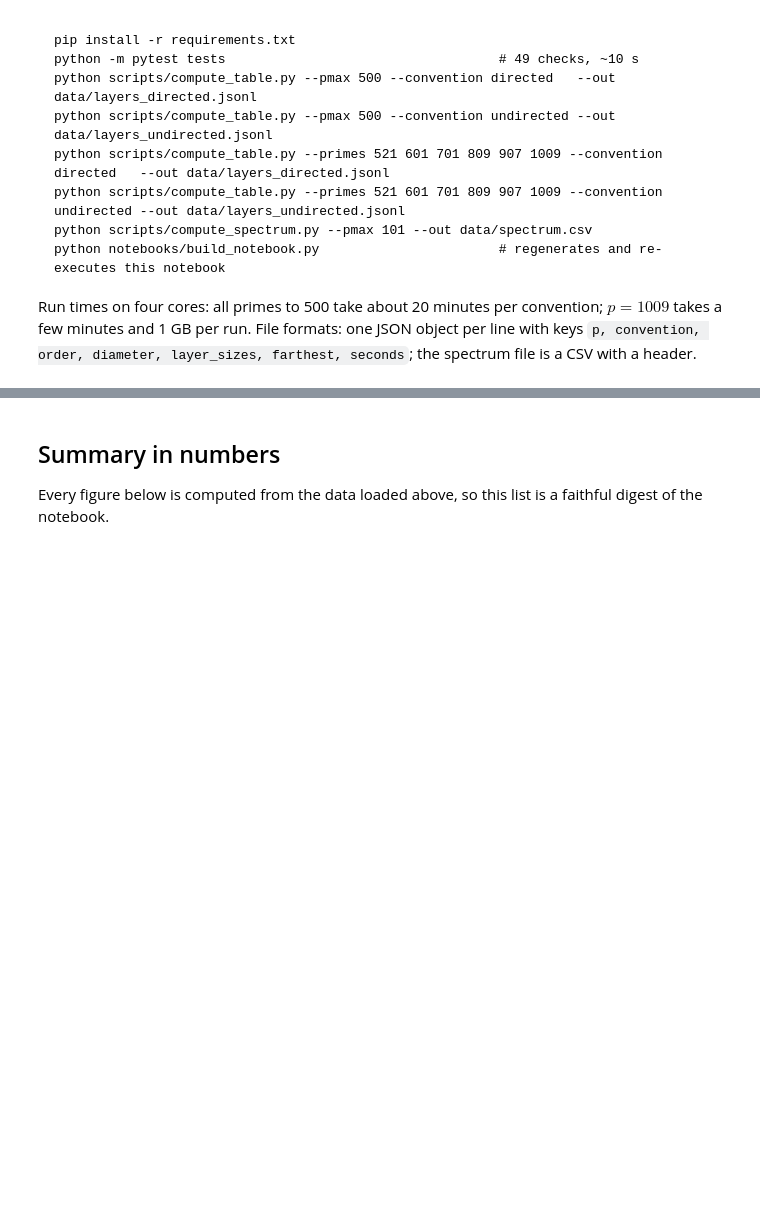
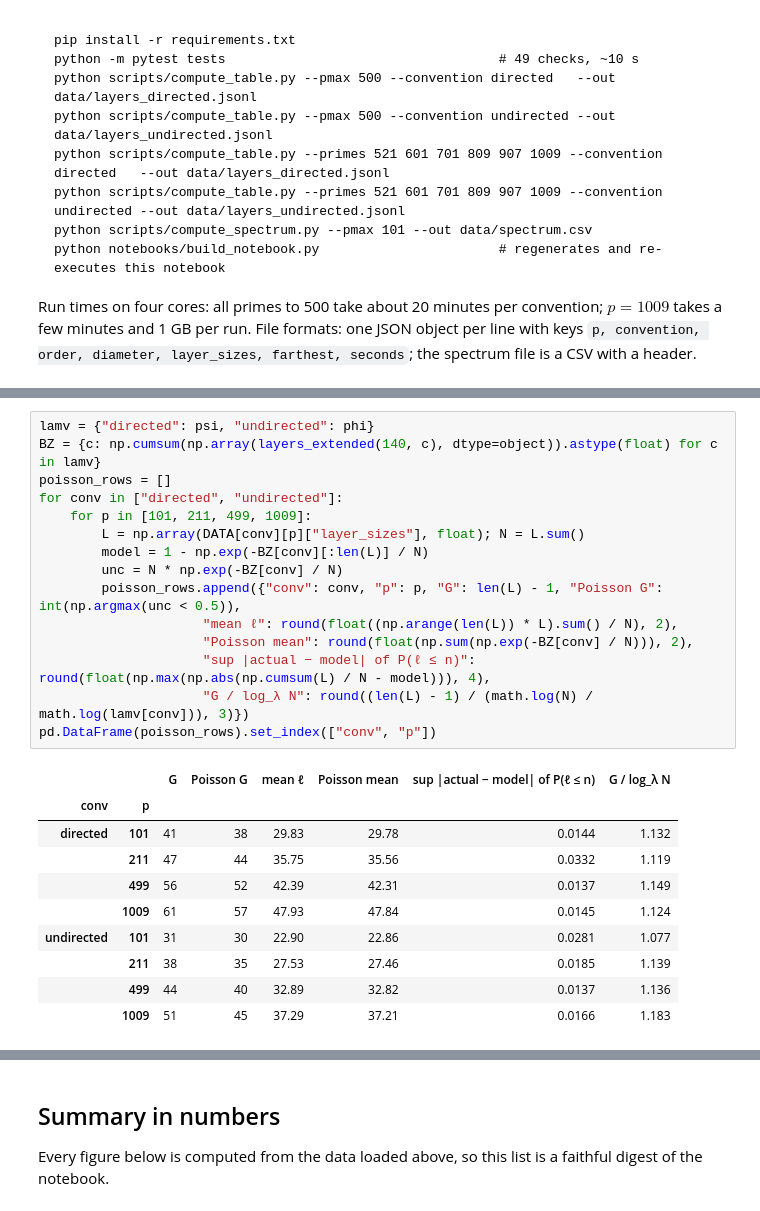
Before and after one commit to CRStruesel/God-s-Number-Project, a Jupyter notebook: notebooks/gods_number.ipynb, the cells around one changed output, grey strips where cells are left out. Cells and saved outputs as stored; diff of their text form; blank space fills up the shorter version.

```diff
--- a/notebooks/gods_number.ipynb
+++ b/notebooks/gods_number.ipynb
@@ -1449,0 +1462,26 @@ farthest, seconds`; the spectrum file is a CSV with a header.
+# %%
+lamv = {"directed": psi, "undirected": phi}
+BZ = {c: np.cumsum(np.array(layers_extended(140, c), dtype=object)).astype(float) for c in lamv}
+poisson_rows = []
+for conv in ["directed", "undirected"]:
+    for p in [101, 211, 499, 1009]:
+        L = np.array(DATA[conv][p]["layer_sizes"], float); N = L.sum()
+        model = 1 - np.exp(-BZ[conv][:len(L)] / N)
+        unc = N * np.exp(-BZ[conv] / N)
+        poisson_rows.append({"conv": conv, "p": p, "G": len(L) - 1, "Poisson G": int(np.argmax(unc < 0.5)),
+                     "mean ℓ": round(float((np.arange(len(L)) * L).sum() / N), 2),
+                     "Poisson mean": round(float(np.sum(np.exp(-BZ[conv] / N))), 2),
+                     "sup |actual − model| of P(ℓ ≤ n)": round(float(np.max(np.abs(np.cumsum(L) / N - model))), 4),
+                     "G / log_λ N": round((len(L) - 1) / (math.log(N) / math.log(lamv[conv])), 3)})
+pd.DataFrame(poisson_rows).set_index(["conv", "p"])
+# %% [output]
+|  |  | G | Poisson G | mean ℓ | Poisson mean | sup |actual − model| of P(ℓ ≤ n) | G / log_λ N |
+| conv | p |  |  |  |  |  |  |
+| directed | 101 | 41 | 38 | 29.83 | 29.78 | 0.0144 | 1.132 |
+|  | 211 | 47 | 44 | 35.75 | 35.56 | 0.0332 | 1.119 |
+|  | 499 | 56 | 52 | 42.39 | 42.31 | 0.0137 | 1.149 |
+|  | 1009 | 61 | 57 | 47.93 | 47.84 | 0.0145 | 1.124 |
+| undirected | 101 | 31 | 30 | 22.90 | 22.86 | 0.0281 | 1.077 |
+|  | 211 | 38 | 35 | 27.53 | 27.46 | 0.0185 | 1.139 |
+|  | 499 | 44 | 40 | 32.89 | 32.82 | 0.0137 | 1.136 |
+|  | 1009 | 51 | 45 | 37.29 | 37.21 | 0.0166 | 1.183 |
```
Also changed, not shown: parts of 13 cells of this notebook, 1 other file.
